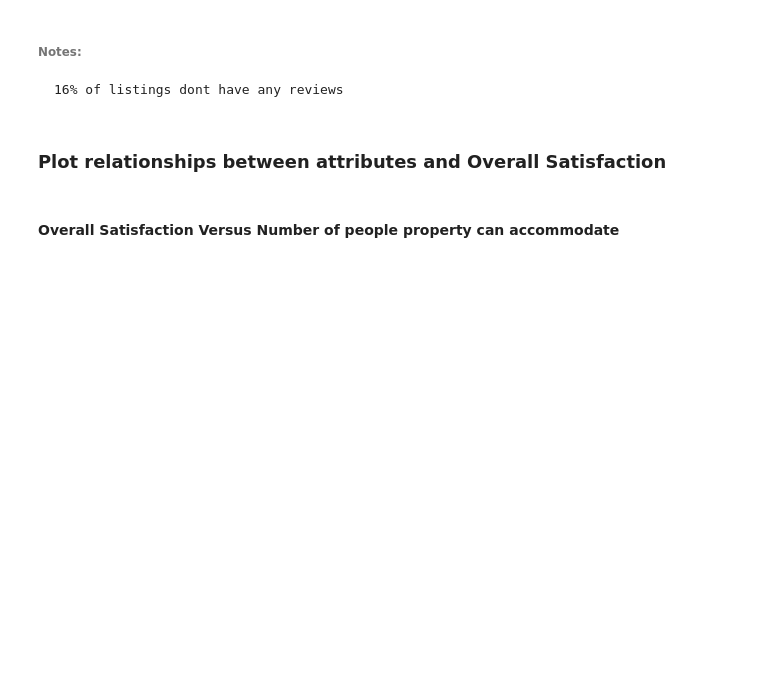
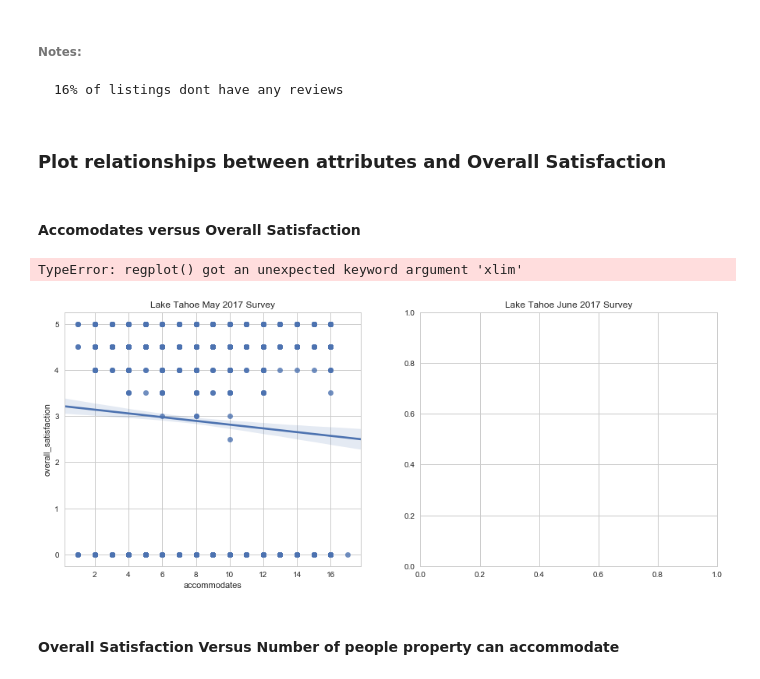
Before and after one commit to LilyElizabethJohn/Exploratory-Data-Analysis-Airbnb-Lake-Tahoe-, a Jupyter notebook: AIRBNB - Lake Tahoe.ipynb, the cells around one changed output. Saved outputs shown, nothing was run; the diff lists cells and outputs as text; code cells hidden in the pictures; blank space fills up the shorter version.

Commit message:
Add relationship plots

```diff
--- a/AIRBNB - Lake Tahoe.ipynb
+++ b/AIRBNB - Lake Tahoe.ipynb
@@ -234,6 +234,23 @@ plt.show()
     16% of listings dont have any reviews
 # %% [markdown]
 ### Plot relationships between attributes and Overall Satisfaction
+# %% [markdown]
+#### Accomodates versus Overall Satisfaction
+# %%
+plt.figure(figsize=(15,6))
+plt.subplot(1,2,1)
+plt.title("Lake Tahoe May 2017 Survey")
+sns.regplot(x=tahoe_may_2017_df.accommodates,y=tahoe_may_2017_df.overall_satisfaction)
+plt.subplot(1,2,2)
+plt.title("Lake Tahoe June 2017 Survey")
+sns.regplot(x=tahoe_june_2017_df.accommodates,y=tahoe_june_2017_df.overall_satisfaction,xlim=18)
+plt.tight_layout()
+plt.subplots_adjust(top=0.88)
+plt.show()
+#[tahoe_june_2017_df.accommodates<=18]
+# %% [output]
+TypeError: regplot() got an unexpected keyword argument 'xlim'
+[figure, added]
 # %% [markdown]
 #### Overall Satisfaction Versus Number of people property can accommodate
 # %% [markdown]
```
